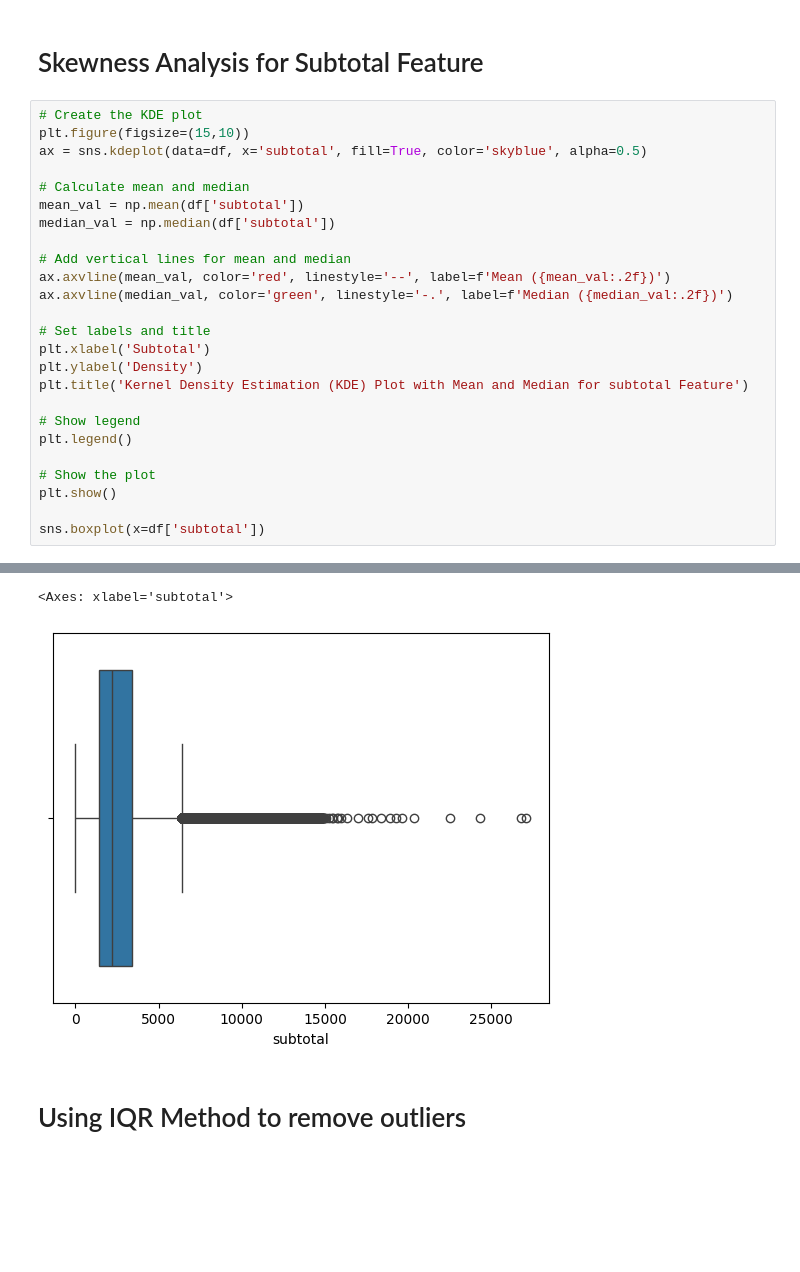
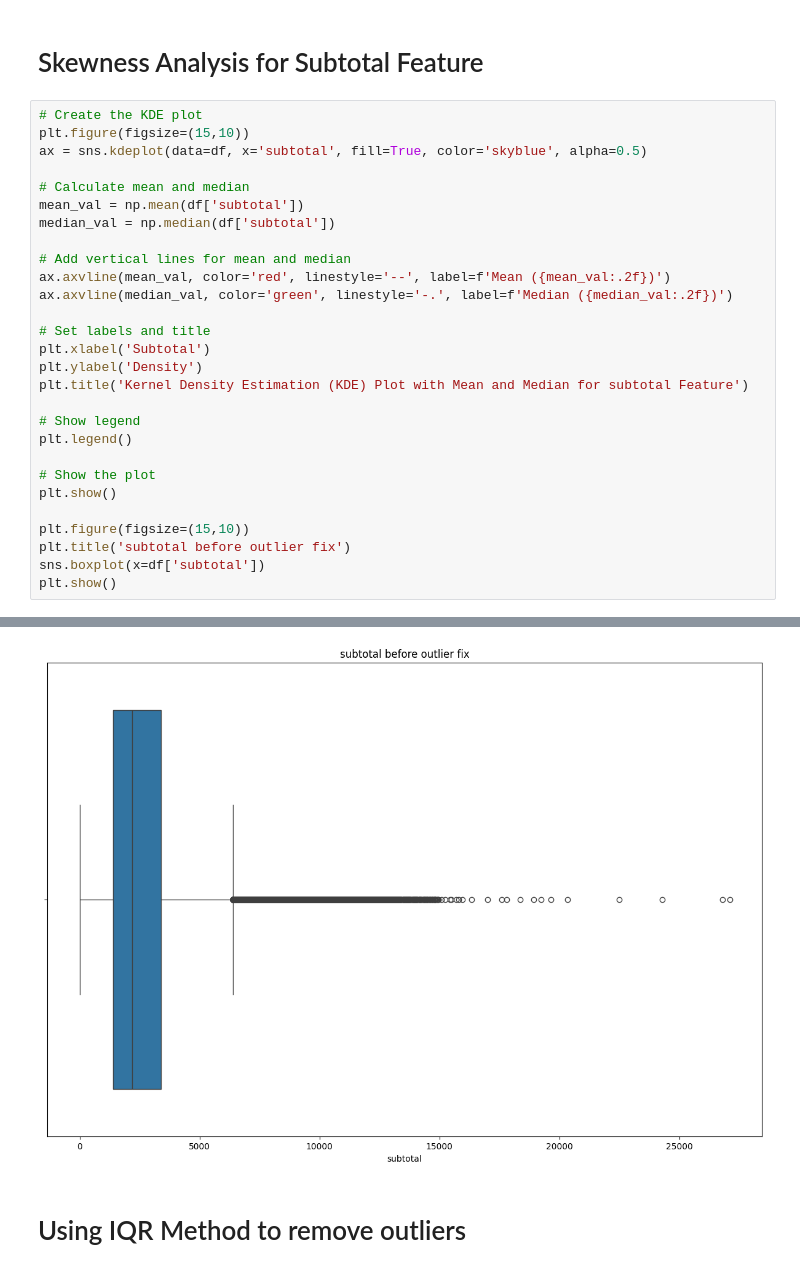
Before and after one commit to GauravDaharia20/Scaler-Projects, a Jupyter notebook: NN Intro to Neural Networks/Project/dataset.csv/porter_bussiness_case.ipynb, the cells around one changed output, grey strips where cells are left out. Saved outputs shown, nothing was run; the diff lists cells and outputs as text; blank space fills up the shorter version.

```diff
--- a/NN Intro to Neural Networks/Project/dataset.csv/porter_bussiness_case.ipynb
+++ b/NN Intro to Neural Networks/Project/dataset.csv/porter_bussiness_case.ipynb
@@ -736,32 +736,34 @@ df.describe()
 # %%
 # Create the KDE plot
 plt.figure(figsize=(15,10))
 ax = sns.kdeplot(data=df, x='subtotal', fill=True, color='skyblue', alpha=0.5)
 
 # Calculate mean and median
 mean_val = np.mean(df['subtotal'])
 median_val = np.median(df['subtotal'])
 
 # Add vertical lines for mean and median
 ax.axvline(mean_val, color='red', linestyle='--', label=f'Mean ({mean_val:.2f})')
 ax.axvline(median_val, color='green', linestyle='-.', label=f'Median ({median_val:.2f})')
 
 # Set labels and title
 plt.xlabel('Subtotal')
 plt.ylabel('Density')
 plt.title('Kernel Density Estimation (KDE) Plot with Mean and Median for subtotal Feature')
 
 # Show legend
 plt.legend()
 
 # Show the plot
 plt.show()
 
+plt.figure(figsize=(15,10))
+plt.title('subtotal before outlier fix')
 sns.boxplot(x=df['subtotal'])
+plt.show()
 # %% [output]
 [figure]
-<Axes: xlabel='subtotal'>
-[figure, old version]
+[figure, new version]
 # %% [markdown]
 # Using IQR Method to remove outliers
 # %%
```
Also changed, not shown: parts of 14 cells of this notebook.
